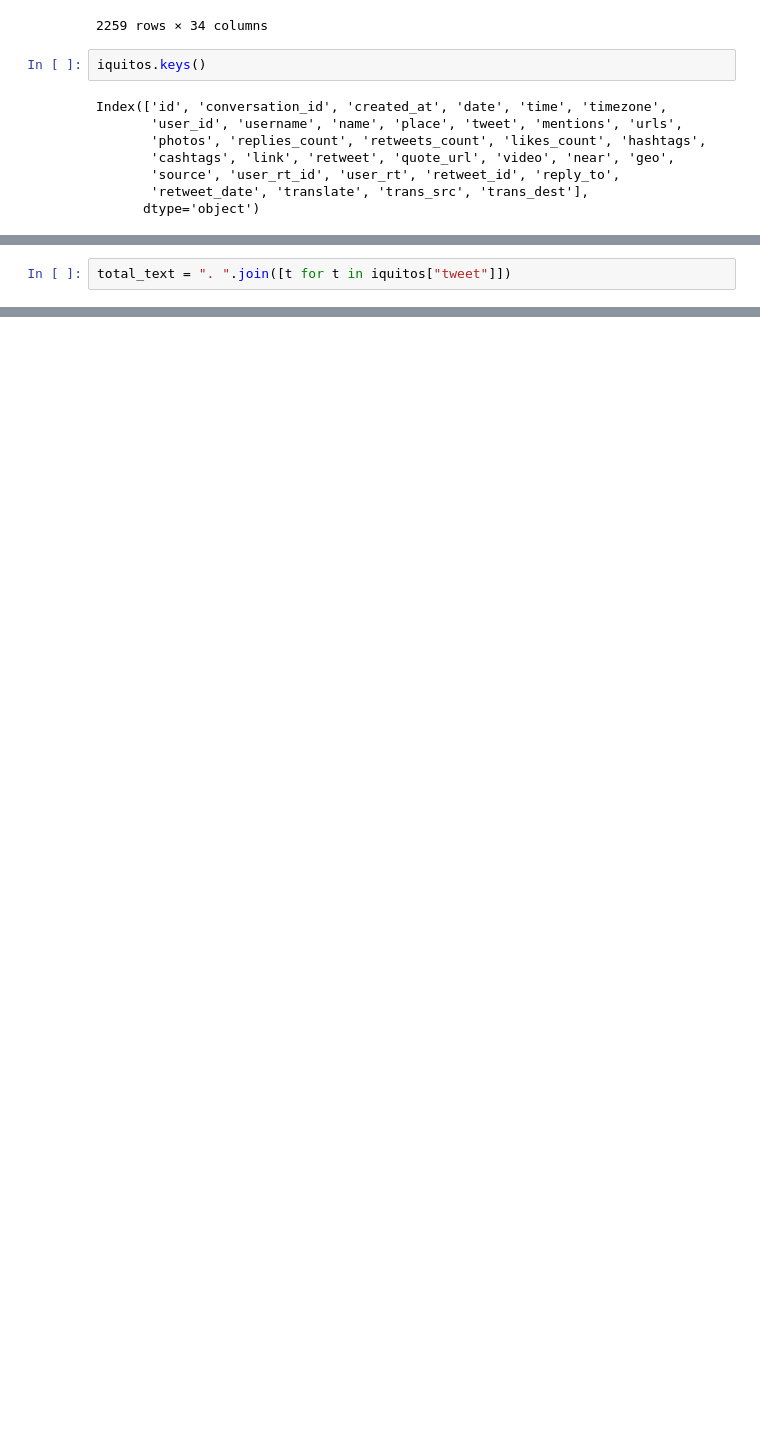
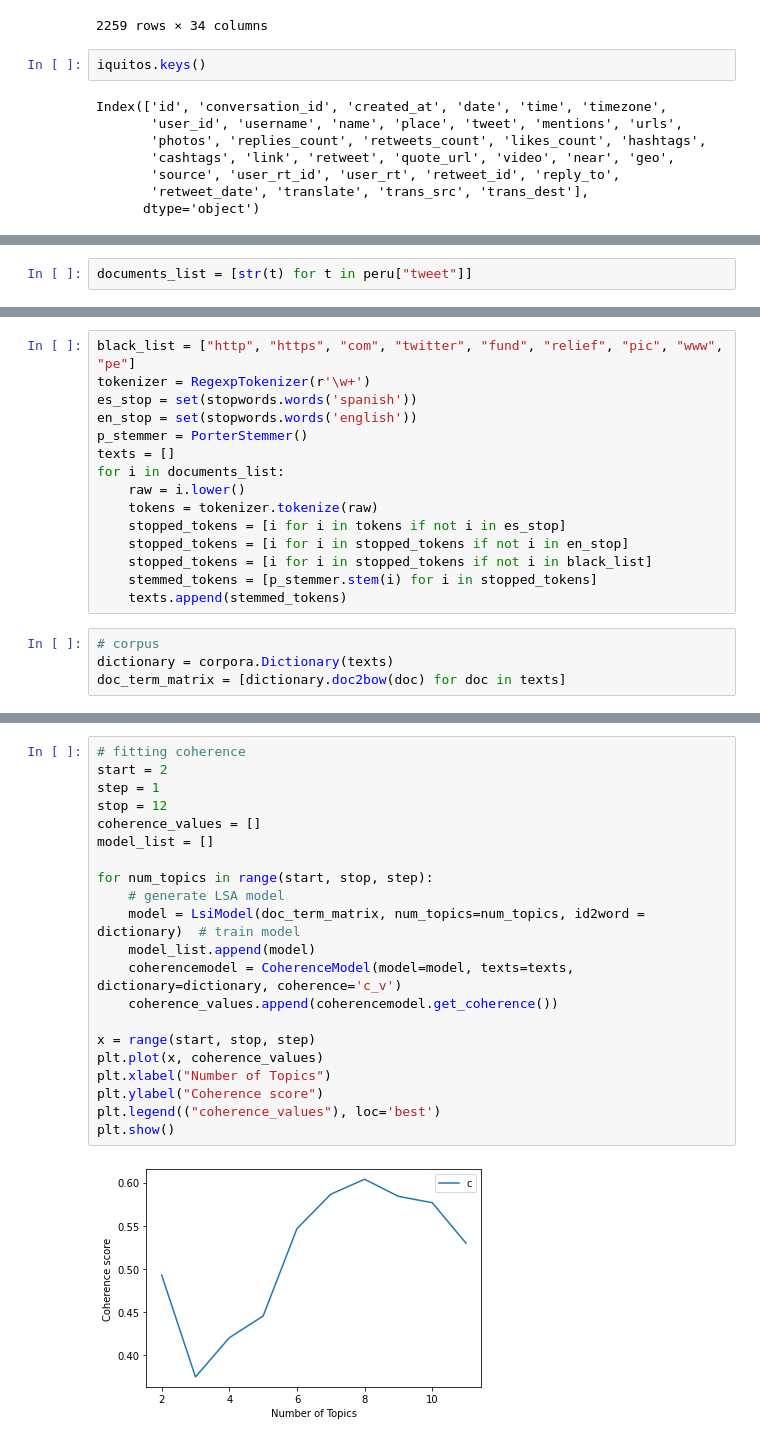
Before and after one commit to minskylab/signals, a Jupyter notebook: explore.ipynb, the cells around one changed output, grey strips where cells are left out. Drawn from its saved outputs; the diff is of its cells as text; blank space fills up the shorter version.

```diff
--- a/explore.ipynb
+++ b/explore.ipynb
@@ -117,2 +77,2 @@ Name: tweet, Length: 2259, dtype: object
 # %%
-total_text = ". ".join([t for t in iquitos["tweet"]])
+documents_list = [str(t) for t in peru["tweet"]]
@@ -129,0 +79,19 @@ plt.show()
+# %%
+black_list = ["http", "https", "com", "twitter", "fund", "relief", "pic", "www", "pe"]
+tokenizer = RegexpTokenizer(r'\w+')
+es_stop = set(stopwords.words('spanish'))
+en_stop = set(stopwords.words('english'))
+p_stemmer = PorterStemmer()
+texts = []
+for i in documents_list:
+    raw = i.lower()
+    tokens = tokenizer.tokenize(raw)
+    stopped_tokens = [i for i in tokens if not i in es_stop]
+    stopped_tokens = [i for i in stopped_tokens if not i in en_stop]
+    stopped_tokens = [i for i in stopped_tokens if not i in black_list]
+    stemmed_tokens = [p_stemmer.stem(i) for i in stopped_tokens]
+    texts.append(stemmed_tokens)
+# %%
+# corpus
+dictionary = corpora.Dictionary(texts)
+doc_term_matrix = [dictionary.doc2bow(doc) for doc in texts]
@@ -129,0 +105,23 @@ plt.show()
+# %%
+# fitting coherence
+start = 2
+step = 1
+stop = 12
+coherence_values = []
+model_list = []
+
+for num_topics in range(start, stop, step):
+    # generate LSA model
+    model = LsiModel(doc_term_matrix, num_topics=num_topics, id2word = dictionary)  # train model
+    model_list.append(model)
+    coherencemodel = CoherenceModel(model=model, texts=texts, dictionary=dictionary, coherence='c_v')
+    coherence_values.append(coherencemodel.get_coherence())
+
+x = range(start, stop, step)
+plt.plot(x, coherence_values)
+plt.xlabel("Number of Topics")
+plt.ylabel("Coherence score")
+plt.legend(("coherence_values"), loc='best')
+plt.show()
+# %% [output]
+[figure, added]
```
Also changed, not shown: parts of 23 cells of this notebook, 10 other files.
